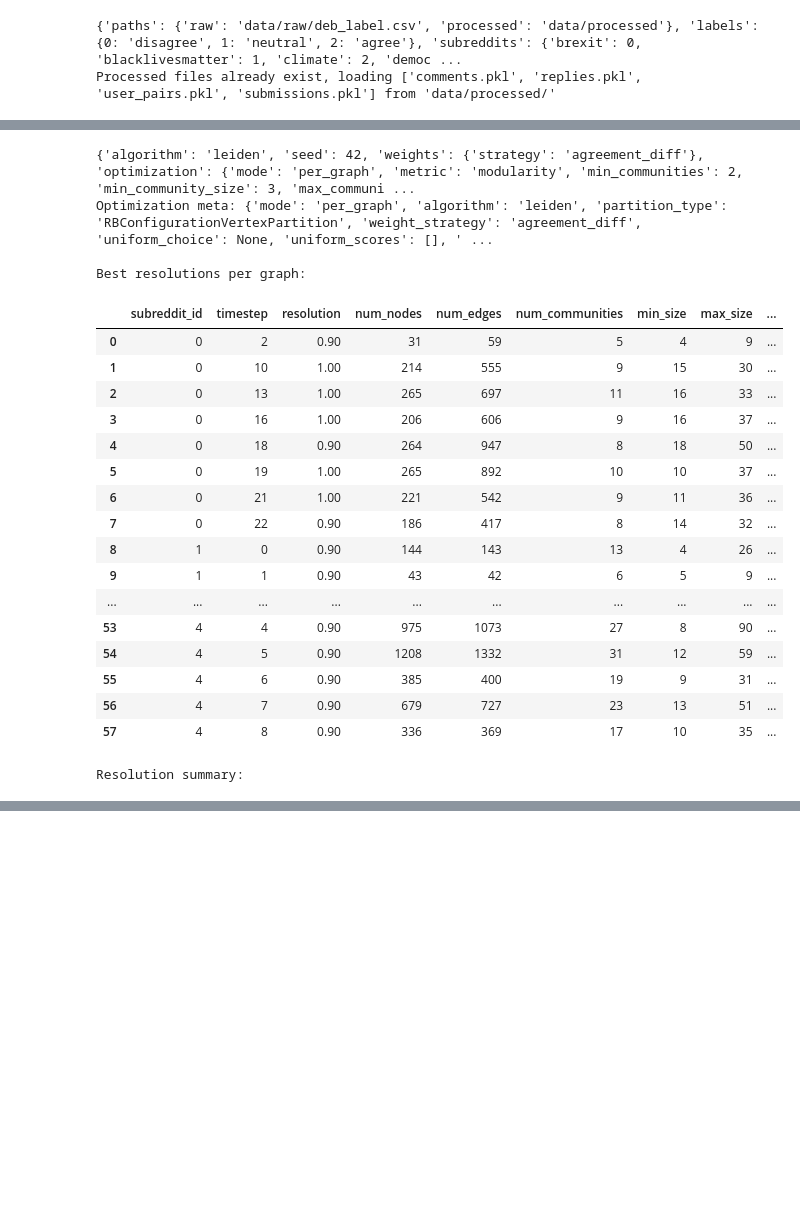
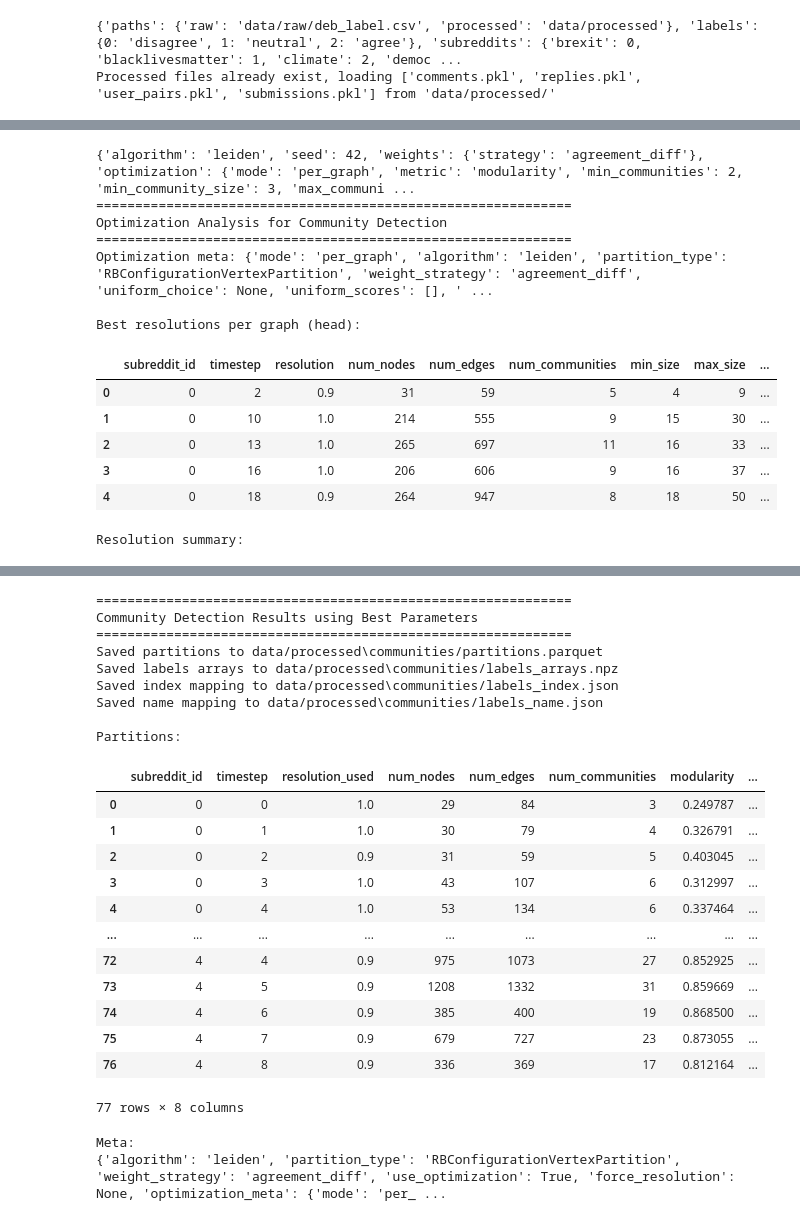
Before and after one commit to dutchmilkk/ecs_msc_project, a Jupyter notebook: community_detection.ipynb, the cells around one changed output, grey strips where cells are left out. Saved outputs shown, nothing was run; the diff lists cells and outputs as text; code cells hidden in the pictures; blank space fills up the shorter version.

```diff
--- a/community_detection.ipynb
+++ b/community_detection.ipynb
@@ -70,46 +70,56 @@ Saved PyG graphs to data/processed/pyg_graphs_384D.pt
 # %%
 # Run community detection
 import importlib
 import src.modules.community_processor
 importlib.reload(src.modules.community_processor)
 
 from src.modules.community_processor import LeidenCommunityProcessor
 
 graph_dict = graph_data.graph_dict
 
 print(community_cfg)
-leiden_processor = LeidenCommunityProcessor(community_configs=community_cfg)
+processed_path = base_configs.get('processed_path', 'data/processed')
+leiden_processor = LeidenCommunityProcessor(community_configs=community_cfg, output_dir=processed_path)
 
 # Run optimization analysis
-opt_meta, scans_df, best_df, summary_df = \
-    leiden_processor.analyze_optimal_community_parameters(graph_dict)
+print("=============================================================")
+print("Optimization Analysis for Community Detection")
+print("=============================================================")
+opt_meta, scans_df, best_df, summary_df = leiden_processor.analyze_optimal_community_parameters(graph_dict)
 print("Optimization meta:", opt_meta)
-print("\nBest resolutions per graph:")
-display(best_df if best_df is not None else "None")
+print("\nBest resolutions per graph (head):")
+display(best_df.head() if best_df is not None else "None")
 print("Resolution summary:")
 display(summary_df if summary_df is not None else "None")
+
+# Community detection results using best parameters
+print("=============================================================")
+print("Community Detection Results using Best Parameters")
+print("=============================================================")
+community_result = leiden_processor.run_community_detection(
+    graph_dict=graph_dict,
+    use_optimization=True,
+    save=True
+)
+
+print("\nPartitions:")
+display(community_result.partitions)
+print("Meta:")
+print(community_result.meta)
 # %% [output]
 {'algorithm': 'leiden', 'seed': 42, 'weights': {'strategy': 'agreement_diff'}, 'optimization': {'mode': 'per_graph', 'metric': 'modularity', 'min_communities': 2, 'min_community_size': 3, 'max_communi ...
+=============================================================
+Optimization Analysis for Community Detection
+=============================================================
 Optimization meta: {'mode': 'per_graph', 'algorithm': 'leiden', 'partition_type': 'RBConfigurationVertexPartition', 'weight_strategy': 'agreement_diff', 'uniform_choice': None, 'uniform_scores': [], ' ...
 
-Best resolutions per graph:
+Best resolutions per graph (head):
 |  | subreddit_id | timestep | resolution | num_nodes | num_edges | num_communities | min_size | max_size | ... |
-| 0 | 0 | 2 | 0.90 | 31 | 59 | 5 | 4 | 9 | ... |
-| 1 | 0 | 10 | 1.00 | 214 | 555 | 9 | 15 | 30 | ... |
-| 2 | 0 | 13 | 1.00 | 265 | 697 | 11 | 16 | 33 | ... |
-| 3 | 0 | 16 | 1.00 | 206 | 606 | 9 | 16 | 37 | ... |
-| 4 | 0 | 18 | 0.90 | 264 | 947 | 8 | 18 | 50 | ... |
-| 5 | 0 | 19 | 1.00 | 265 | 892 | 10 | 10 | 37 | ... |
-| 6 | 0 | 21 | 1.00 | 221 | 542 | 9 | 11 | 36 | ... |
-| 7 | 0 | 22 | 0.90 | 186 | 417 | 8 | 14 | 32 | ... |
-| 8 | 1 | 0 | 0.90 | 144 | 143 | 13 | 4 | 26 | ... |
-| 9 | 1 | 1 | 0.90 | 43 | 42 | 6 | 5 | 9 | ... |
-| ... | ... | ... | ... | ... | ... | ... | ... | ... | ... |
-| 53 | 4 | 4 | 0.90 | 975 | 1073 | 27 | 8 | 90 | ... |
-| 54 | 4 | 5 | 0.90 | 1208 | 1332 | 31 | 12 | 59 | ... |
-| 55 | 4 | 6 | 0.90 | 385 | 400 | 19 | 9 | 31 | ... |
-| 56 | 4 | 7 | 0.90 | 679 | 727 | 23 | 13 | 51 | ... |
-| 57 | 4 | 8 | 0.90 | 336 | 369 | 17 | 10 | 35 | ... |
+| 0 | 0 | 2 | 0.9 | 31 | 59 | 5 | 4 | 9 | ... |
+| 1 | 0 | 10 | 1.0 | 214 | 555 | 9 | 15 | 30 | ... |
+| 2 | 0 | 13 | 1.0 | 265 | 697 | 11 | 16 | 33 | ... |
+| 3 | 0 | 16 | 1.0 | 206 | 606 | 9 | 16 | 37 | ... |
+| 4 | 0 | 18 | 0.9 | 264 | 947 | 8 | 18 | 50 | ... |
 Resolution summary:
 |  | resolution | metric_mean | metric_std | modularity_mean | num_communities_mean | num_communities_min | ... |
 | 0 | 0.01 | 0.074971 | NaN | 0.074971 | 2.000000 | 2 | ... |
@@ -120,3 +130,27 @@ Resolution summary:
 | 5 | 0.60 | 0.694737 | 0.165395 | 0.694737 | 10.122807 | 2 | ... |
 | 6 | 0.90 | 0.706966 | 0.157605 | 0.706966 | 13.178571 | 3 | ... |
 | 7 | 1.00 | 0.712826 | 0.156541 | 0.712826 | 14.333333 | 4 | ... |
+=============================================================
+Community Detection Results using Best Parameters
+=============================================================
+Saved partitions to data/processed\communities/partitions.parquet
+Saved labels arrays to data/processed\communities/labels_arrays.npz
+Saved index mapping to data/processed\communities/labels_index.json
+Saved name mapping to data/processed\communities/labels_name.json
+
+Partitions:
+|  | subreddit_id | timestep | resolution_used | num_nodes | num_edges | num_communities | modularity | ... |
+| 0 | 0 | 0 | 1.0 | 29 | 84 | 3 | 0.249787 | ... |
+| 1 | 0 | 1 | 1.0 | 30 | 79 | 4 | 0.326791 | ... |
+| 2 | 0 | 2 | 0.9 | 31 | 59 | 5 | 0.403045 | ... |
+| 3 | 0 | 3 | 1.0 | 43 | 107 | 6 | 0.312997 | ... |
+| 4 | 0 | 4 | 1.0 | 53 | 134 | 6 | 0.337464 | ... |
+| ... | ... | ... | ... | ... | ... | ... | ... | ... |
+| 72 | 4 | 4 | 0.9 | 975 | 1073 | 27 | 0.852925 | ... |
+| 73 | 4 | 5 | 0.9 | 1208 | 1332 | 31 | 0.859669 | ... |
+| 74 | 4 | 6 | 0.9 | 385 | 400 | 19 | 0.868500 | ... |
+| 75 | 4 | 7 | 0.9 | 679 | 727 | 23 | 0.873055 | ... |
+| 76 | 4 | 8 | 0.9 | 336 | 369 | 17 | 0.812164 | ... |
+77 rows × 8 columns
+Meta:
+{'algorithm': 'leiden', 'partition_type': 'RBConfigurationVertexPartition', 'weight_strategy': 'agreement_diff', 'use_optimization': True, 'force_resolution': None, 'optimization_meta': {'mode': 'per_ ...
```
Also changed, not shown: parts of 4 cells of this notebook, 11 other files.
